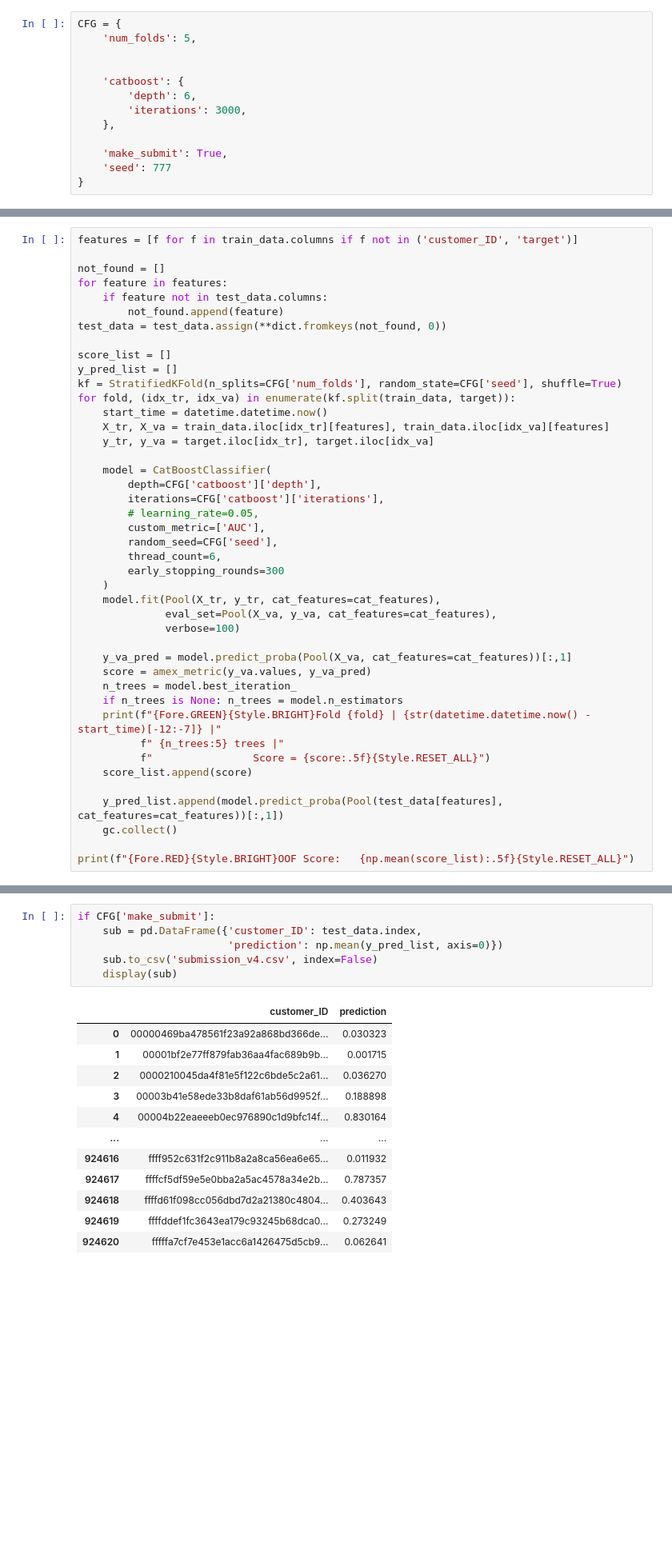
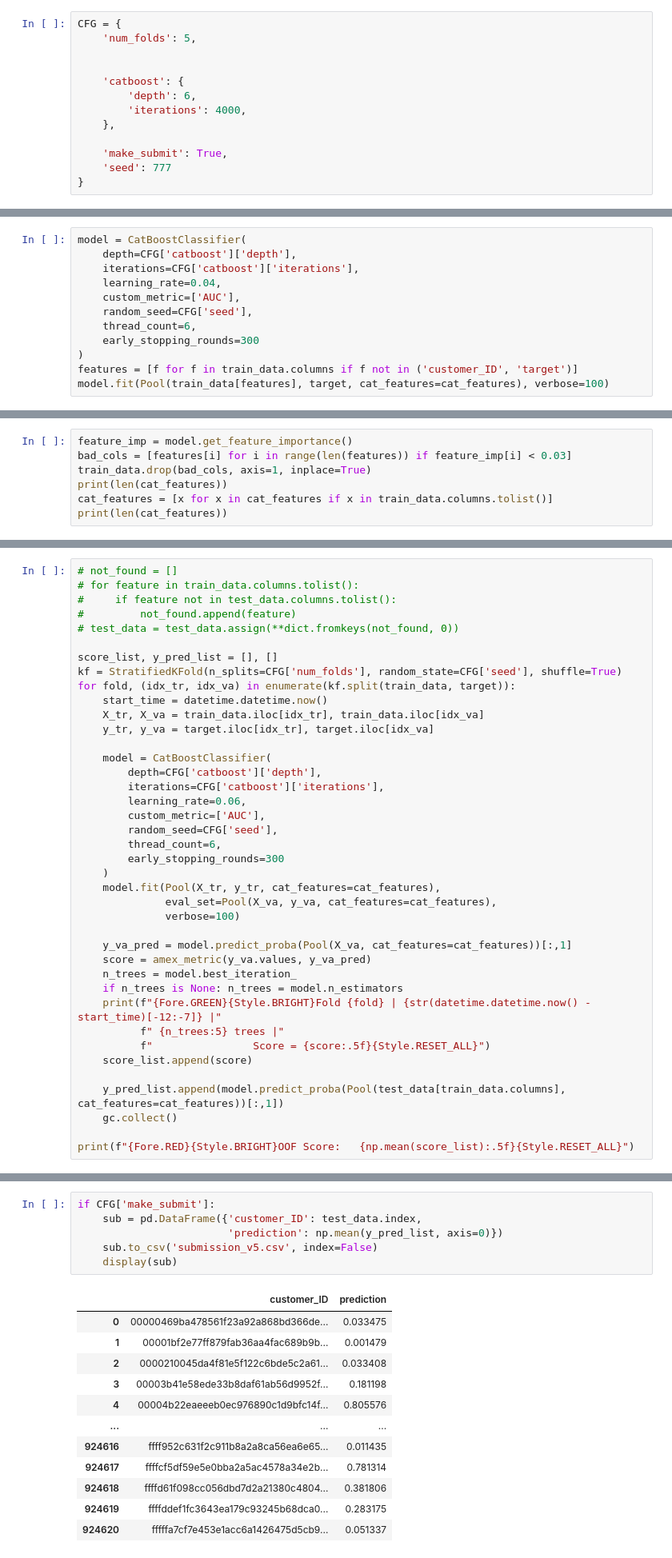
Before and after one commit to kdimon15/kaggle_AMEX, a Jupyter notebook: train.ipynb, the cells around one changed output, grey strips where cells are left out. Shown at 80% size. Saved outputs shown, nothing was run; the diff lists cells and outputs as text; blank space fills up the shorter version.

```diff
--- a/train.ipynb
+++ b/train.ipynb
@@ -67,7 +67,7 @@ CFG = {
 
     'catboost': {
         'depth': 6,
-        'iterations': 3000,
+        'iterations': 4000,
     },
 
     'make_submit': True,
@@ -151,3 +151,15 @@ for feature in cat_features:
 gc.collect()
 # %% [output]
 0
+# %%
+model = CatBoostClassifier(
+    depth=CFG['catboost']['depth'],
+    iterations=CFG['catboost']['iterations'],
+    learning_rate=0.04,
+    custom_metric=['AUC'],
+    random_seed=CFG['seed'],
+    thread_count=6,
+    early_stopping_rounds=300
+)
+features = [f for f in train_data.columns if f not in ('customer_ID', 'target')]
+model.fit(Pool(train_data[features], target, cat_features=cat_features), verbose=100)
@@ -153,0 +185,7 @@ gc.collect()
+# %%
+feature_imp = model.get_feature_importance()
+bad_cols = [features[i] for i in range(len(features)) if feature_imp[i] < 0.03]
+train_data.drop(bad_cols, axis=1, inplace=True)
+print(len(cat_features))
+cat_features = [x for x in cat_features if x in train_data.columns.tolist()]
+print(len(cat_features))
@@ -154,24 +195,21 @@ gc.collect()
 # %%
-features = [f for f in train_data.columns if f not in ('customer_ID', 'target')]
+# not_found = []
+# for feature in train_data.columns.tolist():
+#     if feature not in test_data.columns.tolist():
+#         not_found.append(feature)
+# test_data = test_data.assign(**dict.fromkeys(not_found, 0))
 
-not_found = []
-for feature in features:
-    if feature not in test_data.columns:
-        not_found.append(feature)
-test_data = test_data.assign(**dict.fromkeys(not_found, 0))
-
-score_list = []
-y_pred_list = []
+score_list, y_pred_list = [], []
 kf = StratifiedKFold(n_splits=CFG['num_folds'], random_state=CFG['seed'], shuffle=True)
 for fold, (idx_tr, idx_va) in enumerate(kf.split(train_data, target)):
     start_time = datetime.datetime.now()
-    X_tr, X_va = train_data.iloc[idx_tr][features], train_data.iloc[idx_va][features]
+    X_tr, X_va = train_data.iloc[idx_tr], train_data.iloc[idx_va]
     y_tr, y_va = target.iloc[idx_tr], target.iloc[idx_va]
 
     model = CatBoostClassifier(
         depth=CFG['catboost']['depth'],
         iterations=CFG['catboost']['iterations'],
-        # learning_rate=0.05,
+        learning_rate=0.06,
         custom_metric=['AUC'],
         random_seed=CFG['seed'],
         thread_count=6,
@@ -190,7 +228,7 @@ for fold, (idx_tr, idx_va) in enumerate(kf.split(train_data, target)):
           f"                Score = {score:.5f}{Style.RESET_ALL}")
     score_list.append(score)
 
-    y_pred_list.append(model.predict_proba(Pool(test_data[features], cat_features=cat_features))[:,1])
+    y_pred_list.append(model.predict_proba(Pool(test_data[train_data.columns], cat_features=cat_features))[:,1])
     gc.collect()
 
 print(f"{Fore.RED}{Style.BRIGHT}OOF Score:   {np.mean(score_list):.5f}{Style.RESET_ALL}")
@@ -235,20 +273,20 @@ plt.show()
 # %%
 if CFG['make_submit']:
     sub = pd.DataFrame({'customer_ID': test_data.index,
                         'prediction': np.mean(y_pred_list, axis=0)})
-    sub.to_csv('submission_v4.csv', index=False)
+    sub.to_csv('submission_v5.csv', index=False)
     display(sub)
 # %% [output]
 |  | customer_ID | prediction |
-| 0 | 00000469ba478561f23a92a868bd366de... | 0.030323 |
-| 1 | 00001bf2e77ff879fab36aa4fac689b9b... | 0.001715 |
-| 2 | 0000210045da4f81e5f122c6bde5c2a61... | 0.036270 |
-| 3 | 00003b41e58ede33b8daf61ab56d9952f... | 0.188898 |
-| 4 | 00004b22eaeeeb0ec976890c1d9bfc14f... | 0.830164 |
+| 0 | 00000469ba478561f23a92a868bd366de... | 0.033475 |
+| 1 | 00001bf2e77ff879fab36aa4fac689b9b... | 0.001479 |
+| 2 | 0000210045da4f81e5f122c6bde5c2a61... | 0.033408 |
+| 3 | 00003b41e58ede33b8daf61ab56d9952f... | 0.181198 |
+| 4 | 00004b22eaeeeb0ec976890c1d9bfc14f... | 0.805576 |
 | ... | ... | ... |
-| 924616 | ffff952c631f2c911b8a2a8ca56ea6e65... | 0.011932 |
-| 924617 | ffffcf5df59e5e0bba2a5ac4578a34e2b... | 0.787357 |
-| 924618 | ffffd61f098cc056dbd7d2a21380c4804... | 0.403643 |
-| 924619 | ffffddef1fc3643ea179c93245b68dca0... | 0.273249 |
-| 924620 | fffffa7cf7e453e1acc6a1426475d5cb9... | 0.062641 |
+| 924616 | ffff952c631f2c911b8a2a8ca56ea6e65... | 0.011435 |
+| 924617 | ffffcf5df59e5e0bba2a5ac4578a34e2b... | 0.781314 |
+| 924618 | ffffd61f098cc056dbd7d2a21380c4804... | 0.381806 |
+| 924619 | ffffddef1fc3643ea179c93245b68dca0... | 0.283175 |
+| 924620 | fffffa7cf7e453e1acc6a1426475d5cb9... | 0.051337 |
 924621 rows × 2 columns
```
Also changed, not shown: parts of 5 cells of this notebook.
